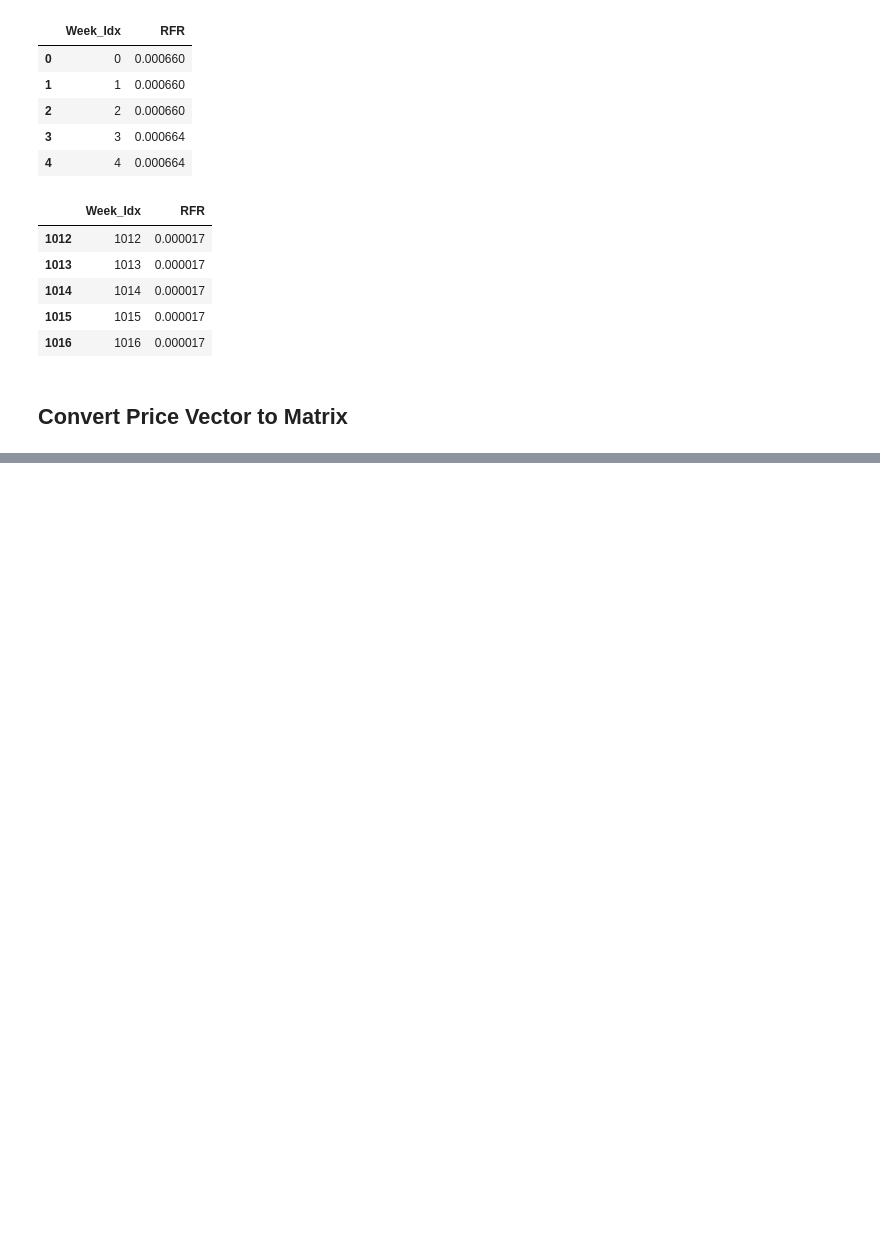
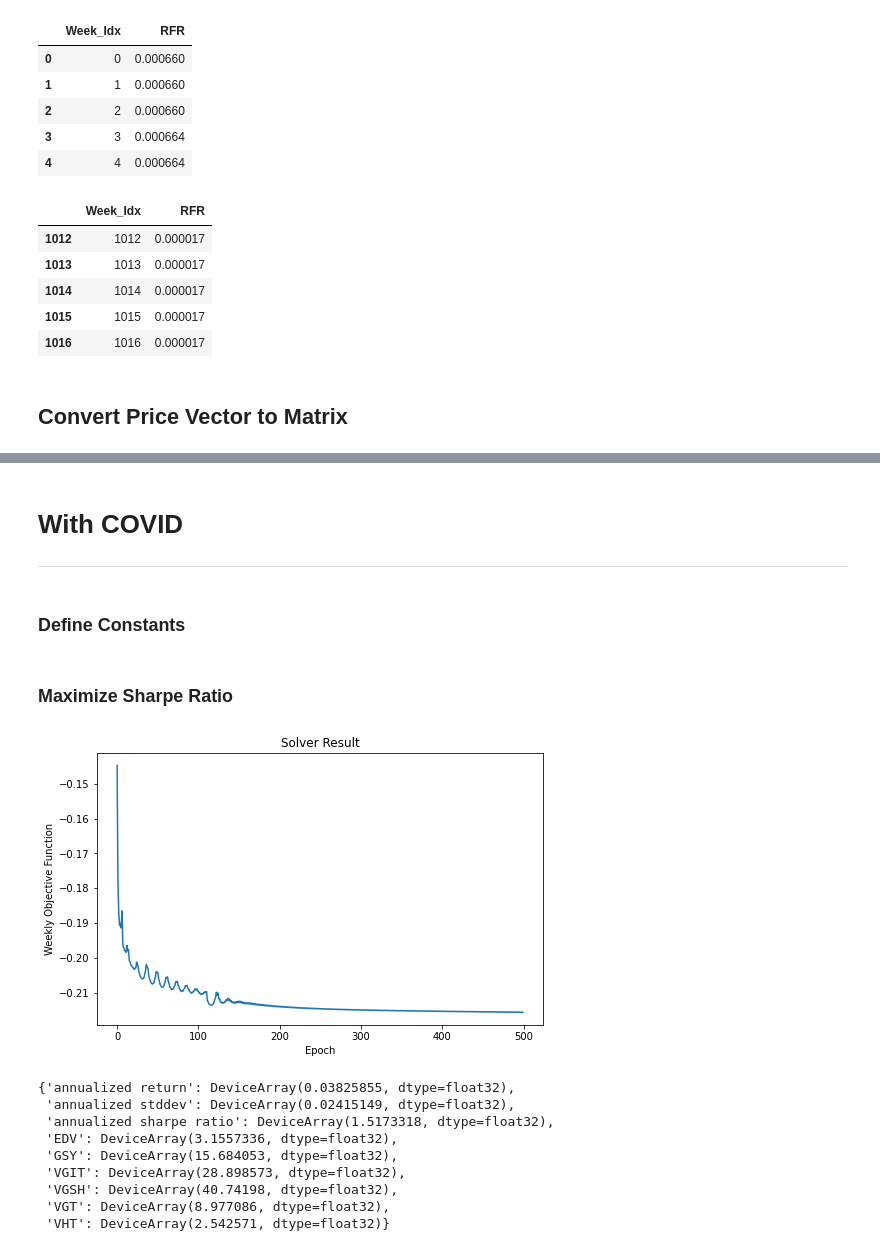
Before and after one commit to Matthew-Amos/Portfolio-Optimization, a Jupyter notebook: January_2021.ipynb, the cells around one changed output, grey strips where cells are left out. Drawn from its saved outputs; the diff is of its cells as text; code cells hidden in the pictures; blank space fills up the shorter version.

```diff
--- a/January_2021.ipynb
+++ b/January_2021.ipynb
@@ -390,0 +335,47 @@ plt.show()
+# %%
+def solve_portfolio(objfn, epochs, alpha, thresh=0.001):
+    f = objfn
+    g = grad(f)
+    w = wts(N)
+
+    objs = []
+    prior_obj = None
+
+    for epoch in range(epochs):
+        w -= alpha*g(w)
+        o = f(w)
+        objs.append(o)
+
+        if prior_obj:
+            if abs(o/prior_obj-1) < thresh:
+                break
+        prior_obj = o
+
+    w = rescale_weights(w)
+
+    return w, objs
+
+def plot_objs(objs):
+    plt.plot(objs)
+    plt.title("Solver Result")
+    plt.xlabel("Epoch")
+    plt.ylabel("Weekly Objective Function")
+    plt.show()
+
+def portfolio_stats(w):
+    stats = {}
+    stats['annualized return'] = (1+port_ret(w, U)[0,0]) ** 52 - 1
+    stats['annualized stddev'] = jnp.sqrt(52*port_var(w, S))[0,0]
+    stats['annualized sharpe ratio'] = annual_ret/annual_std
+
+    for i in range(N):
+        if w[1, i] > 0:
+            stats[sample_symbols[i]] = w[1, i]*100
+
+    return stats
+# %% [markdown]
+# With COVID
+
+---
+# %% [markdown]
+### Define Constants
@@ -390,0 +392,17 @@ plt.show()
+# %% [markdown]
+### Maximize Sharpe Ratio
+# %%
+w_covid_obj1, objs = solve_portfolio(inline_obj1, 500, 0.5, 1e-9)
+plot_objs(objs)
+portfolio_stats(w_covid_obj1)
+# %% [output]
+[figure, added]
+{'annualized return': DeviceArray(0.03825855, dtype=float32),
+ 'annualized stddev': DeviceArray(0.02415149, dtype=float32),
+ 'annualized sharpe ratio': DeviceArray(1.5173318, dtype=float32),
+ 'EDV': DeviceArray(3.1557336, dtype=float32),
+ 'GSY': DeviceArray(15.684053, dtype=float32),
+ 'VGIT': DeviceArray(28.898573, dtype=float32),
+ 'VGSH': DeviceArray(40.74198, dtype=float32),
+ 'VGT': DeviceArray(8.977086, dtype=float32),
+ 'VHT': DeviceArray(2.542571, dtype=float32)}
```
Also changed, not shown: parts of 42 cells of this notebook.
